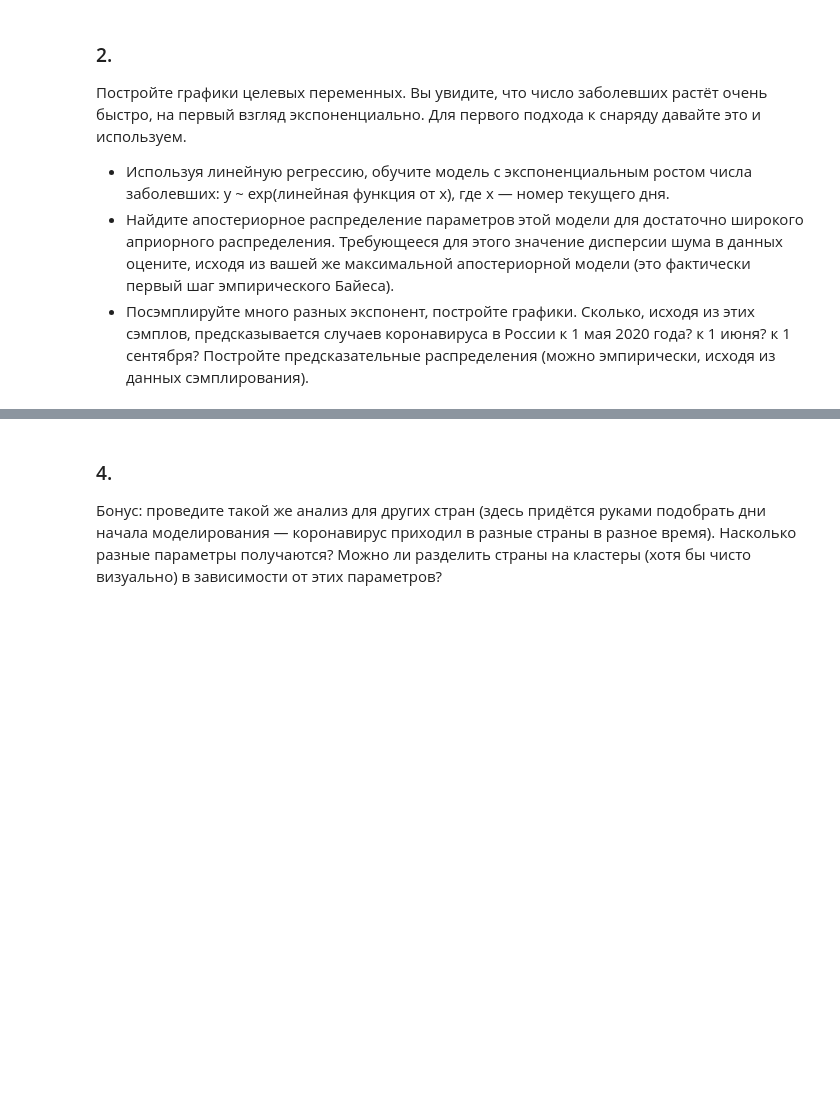
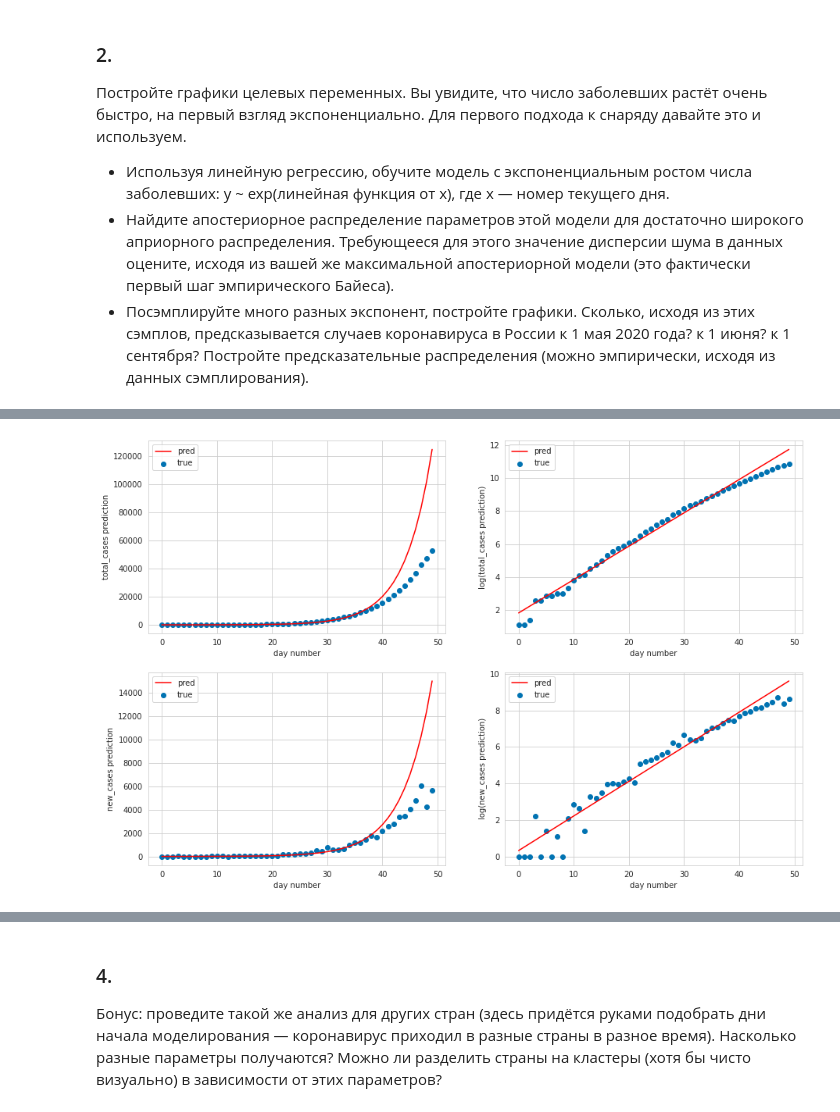
Before and after one commit to KPOTOH/advanced_ml, a Jupyter notebook: hw1/hw1.ipynb, the cells around one changed output, grey strips where cells are left out. Drawn from its saved outputs; the diff is of its cells as text; code cells hidden in the pictures; blank space fills up the shorter version.

```diff
--- a/hw1/hw1.ipynb
+++ b/hw1/hw1.ipynb
@@ -59,0 +244,34 @@ https://ourworldindata.org/coronavirus-source-data
+# %%
+plt.figure(figsize=(15, 10))
+
+plt.subplot(221)
+plt.scatter(X_train, y1_train, label="true")
+plt.plot(X_train, y1_train_pred, 'r', label="pred");
+plt.xlabel("day number")
+plt.ylabel("total_cases prediction")
+plt.legend()
+
+plt.subplot(222)
+plt.scatter(X_train, np.log(y1_train), label="true")
+plt.plot(X_train, np.log(y1_train_pred), 'r', label="pred")
+plt.xlabel("day number")
+plt.ylabel("log(total_cases prediction)")
+plt.legend()
+
+plt.subplot(223)
+plt.scatter(X_train, y2_train, label="true")
+plt.plot(X_train, y2_train_pred, 'r', label="pred");
+plt.xlabel("day number")
+plt.ylabel("new_cases prediction")
+plt.legend()
+
+plt.subplot(224)
+plt.scatter(X_train, np.log(y2_train), label="true")
+plt.plot(X_train, np.log(y2_train_pred), 'r', label="pred")
+plt.xlabel("day number")
+plt.ylabel("log(new_cases prediction)")
+plt.legend()
+
+plt.show()
+# %% [output]
+[figure, added]
```
Also changed, not shown: parts of 63 cells of this notebook, 2 other files.
